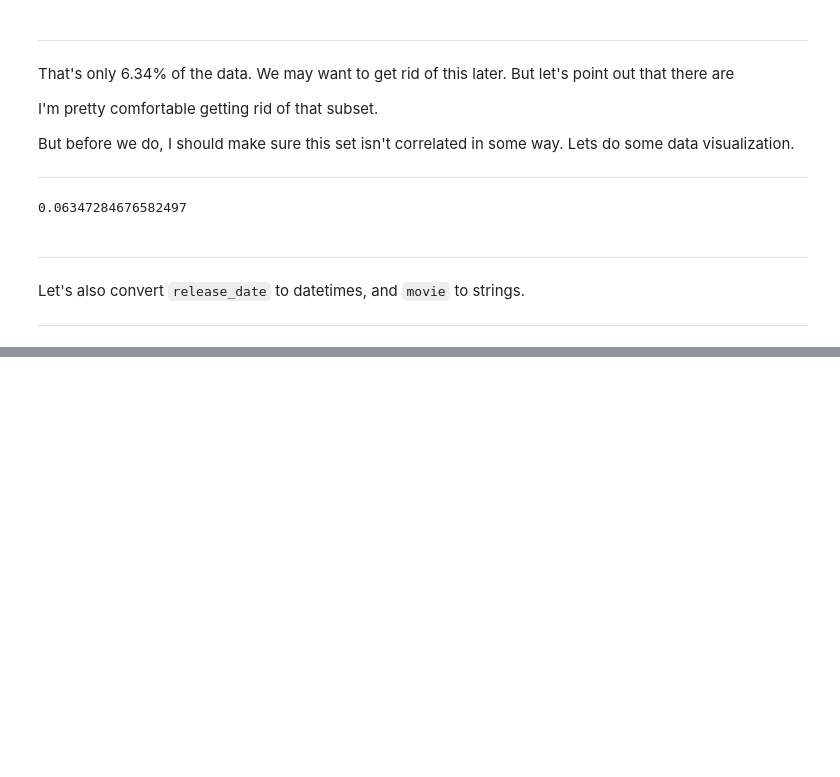
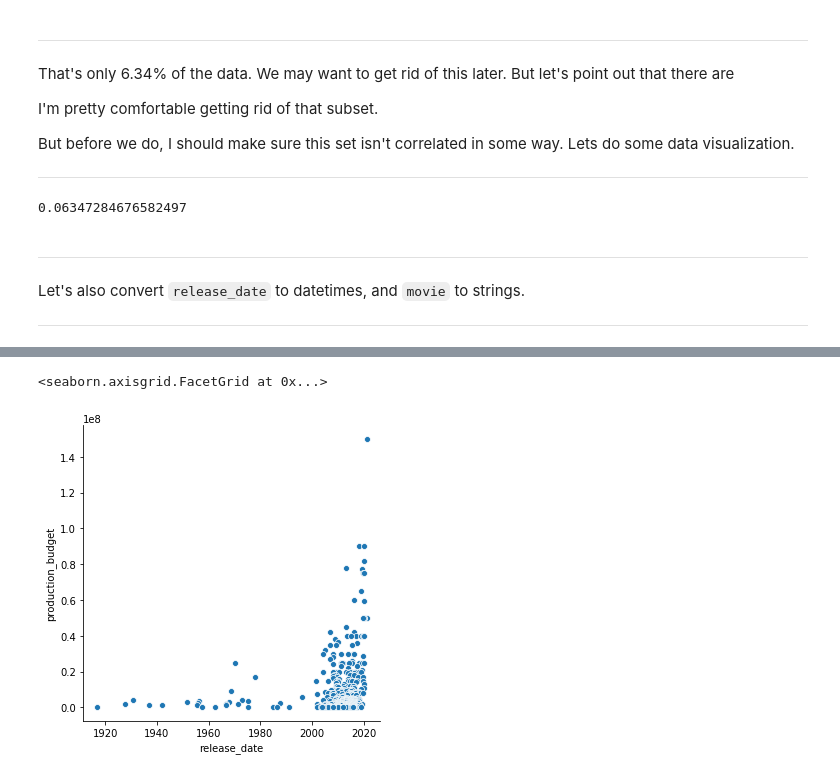
Before and after one commit to mishaberrien/Movie-Performance-Analysis, a Jupyter notebook: grab_and_explore_movie_data.ipynb, the cells around one changed output, grey strips where cells are left out. Cells and saved outputs as stored; diff of their text form; code cells hidden in the pictures; blank space fills up the shorter version.

```diff
--- a/grab_and_explore_movie_data.ipynb
+++ b/grab_and_explore_movie_data.ipynb
@@ -384,0 +422,5 @@ memory usage: 321.9+ KB
+# %%
+sns.relplot(x='release_date', y='production_budget', data=tn_movie_budgets_df.loc[(tn_movie_budgets_df.domestic_gross) == 0], kind="scatter")
+# %% [output]
+<seaborn.axisgrid.FacetGrid at 0x...>
+[figure, added]
```
Also changed, not shown: parts of 18 cells of this notebook.
